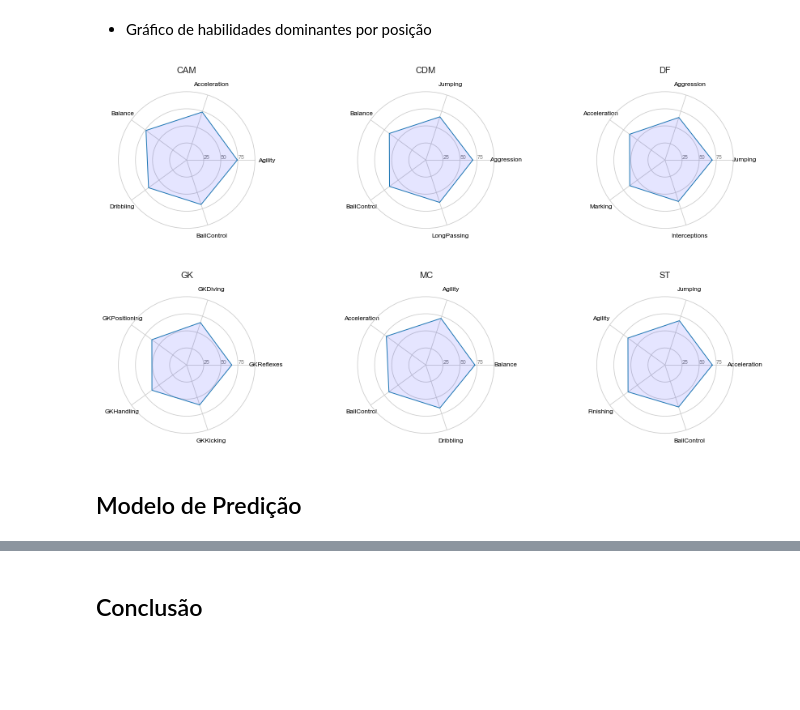
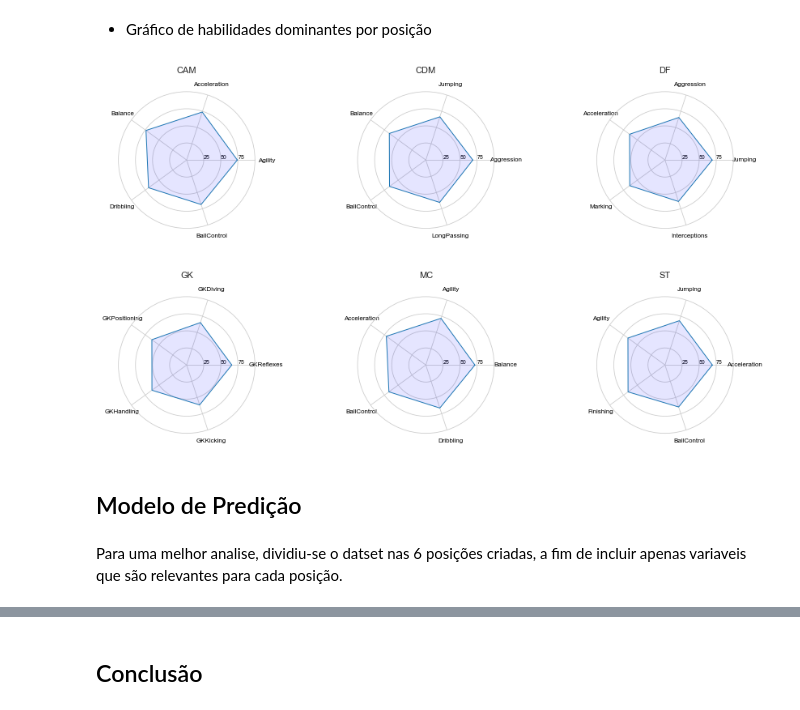
Before and after one commit to Thiagomp3/FIFA_Rating_P2, a Jupyter notebook: FIFA Rating Prediction.ipynb, the cells around one changed output, grey strips where cells are left out. Cells and saved outputs as stored; diff of their text form; code cells hidden in the pictures; blank space fills up the shorter version.

```diff
--- a/FIFA Rating Prediction.ipynb
+++ b/FIFA Rating Prediction.ipynb
@@ -219,34 +211,34 @@ for position_name, features in df.groupby(df['Posição'])[player_features].mean
     categories=top_features.keys()
     N = len(categories)
 
     # We are going to plot the first line of the data frame.
     # But we need to repeat the first value to close the circular graph:
     values = list(top_features.values())
     values += values[:1]
 
     #Definindo a angulação de cada eixo
     angles = [n / float(N) * 2 * pi for n in range(N)]
     angles += angles[:1]
 
     #Plotando o gráfico
     ax = plt.subplot(10, 3, idx, polar=True)
 
     plt.xticks(angles[:-1], categories, color='black', size=8)
 
     ax.set_rlabel_position(0)
-    plt.yticks([25,50,75], ["25","50","75"], color="grey", size=7)
+    plt.yticks([25,50,75], ["25","50","75"], color="black", size=7)
     plt.ylim(0,100)
 
     plt.subplots_adjust(hspace = 0.5)
 
     #Plot data
     ax.plot(angles, values, linewidth=1, linestyle='solid')
     #Fill area
     ax.fill(angles, values, 'b', alpha=0.1)
     plt.title(position_name, size=11, y=1.1)
 
     idx += 1
 # %% [output]
-[figure, old version]
+[figure, new version]
 # %% [markdown]
 ## Modelo de Predição
@@ -262,0 +245,2 @@ Y=df["Overall"]
+# %% [markdown]
+Para uma melhor analise, dividiu-se o datset nas 6 posições criadas, a fim de incluir apenas variaveis que são relevantes para cada posição.
```
Also changed, not shown: parts of 22 cells of this notebook.
